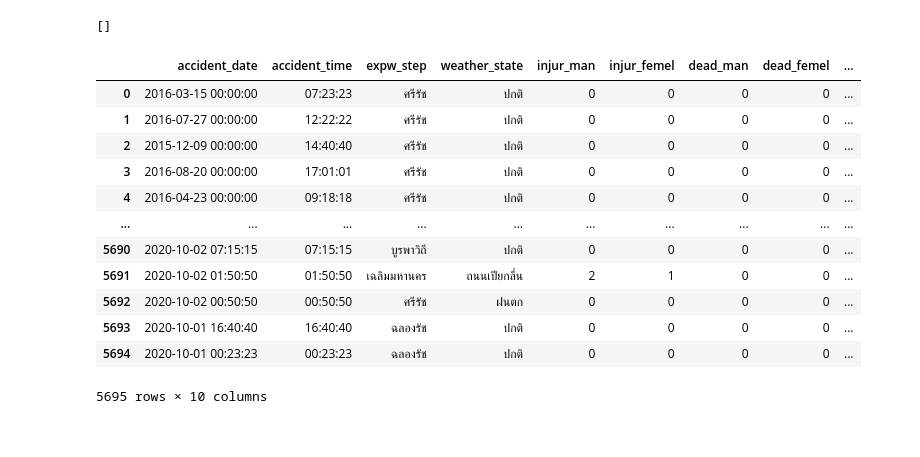
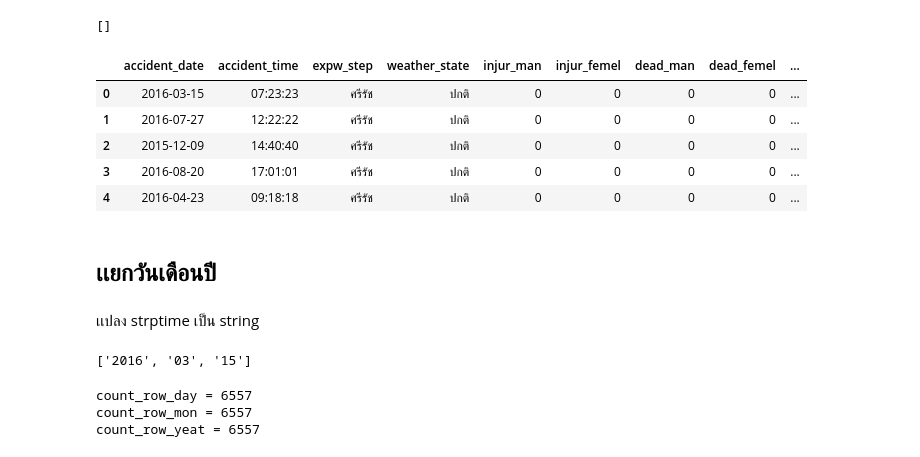
Before and after one commit to Tawanss/BSC_DPDM2023, a Jupyter notebook: project.ipynb, the cells around one changed output. Saved outputs shown, nothing was run; the diff lists cells and outputs as text; code cells hidden in the pictures.

```diff
--- a/project.ipynb
+++ b/project.ipynb
@@ -152,4 +158,4 @@ Index(['accident_date', 'accident_time', 'step', 'ad_state', 'acman_rec',
 data_64=data_64.rename(columns = {'step':'expw_step','ad_state':'weather_state','acman_rec':'injur_man','acfem_rec':'injur_femel'
 ,'deadman_rec':'dead_man','deadfem_rec':'dead_femel','cause_type':'cause'})
 # %%
-use_data=pd.concat([data_59,data_60,data_61,data_62,data_63,data_64]).reset_index().drop("index",axis=1)
+use_data=pd.concat([data_59,data_60,data_61,data_62,data_63,data_64,data_65]).reset_index().drop("index",axis=1)
@@ -233,18 +241,20 @@ how
 # %%
 use_data['time_lable']=time_lable
 # %%
-use_data
+use_data.head()
 # %% [output]
 |  | accident_date | accident_time | expw_step | weather_state | injur_man | injur_femel | dead_man | dead_femel | ... |
-| 0 | 2016-03-15 00:00:00 | 07:23:23 | ศรีรัช | ปกติ | 0 | 0 | 0 | 0 | ... |
-| 1 | 2016-07-27 00:00:00 | 12:22:22 | ศรีรัช | ปกติ | 0 | 0 | 0 | 0 | ... |
-| 2 | 2015-12-09 00:00:00 | 14:40:40 | ศรีรัช | ปกติ | 0 | 0 | 0 | 0 | ... |
-| 3 | 2016-08-20 00:00:00 | 17:01:01 | ศรีรัช | ปกติ | 0 | 0 | 0 | 0 | ... |
-| 4 | 2016-04-23 00:00:00 | 09:18:18 | ศรีรัช | ปกติ | 0 | 0 | 0 | 0 | ... |
-| ... | ... | ... | ... | ... | ... | ... | ... | ... | ... |
-| 5690 | 2020-10-02 07:15:15 | 07:15:15 | บูรพาวิถี | ปกติ | 0 | 0 | 0 | 0 | ... |
-| 5691 | 2020-10-02 01:50:50 | 01:50:50 | เฉลิมมหานคร | ถนนเปียกลื่น | 2 | 1 | 0 | 0 | ... |
-| 5692 | 2020-10-02 00:50:50 | 00:50:50 | ศรีรัช | ฝนตก | 0 | 0 | 0 | 0 | ... |
-| 5693 | 2020-10-01 16:40:40 | 16:40:40 | ฉลองรัช | ปกติ | 0 | 0 | 0 | 0 | ... |
-| 5694 | 2020-10-01 00:23:23 | 00:23:23 | ฉลองรัช | ปกติ | 0 | 0 | 0 | 0 | ... |
+| 0 | 2016-03-15 | 07:23:23 | ศรีรัช | ปกติ | 0 | 0 | 0 | 0 | ... |
+| 1 | 2016-07-27 | 12:22:22 | ศรีรัช | ปกติ | 0 | 0 | 0 | 0 | ... |
+| 2 | 2015-12-09 | 14:40:40 | ศรีรัช | ปกติ | 0 | 0 | 0 | 0 | ... |
+| 3 | 2016-08-20 | 17:01:01 | ศรีรัช | ปกติ | 0 | 0 | 0 | 0 | ... |
+| 4 | 2016-04-23 | 09:18:18 | ศรีรัช | ปกติ | 0 | 0 | 0 | 0 | ... |
-5695 rows × 10 columns
+# %% [markdown]
+## เเยกวันเดือนปี
+# %% [markdown]
+เเปลง strptime เป็น string
+# %%
+cov_time_sti =use_data['accident_date'].apply(lambda x: x.strftime("%Y-%m-%d %H:%M:%S"))
+cov_time_sti[0].split()[0].split('-')
+# %% [output]
+['2016', '03', '15']
@@ -250,0 +270,8 @@ use_data
+# %%
+print(f'count_row_day = {len(day)}')
+print(f'count_row_mon = {len(mon)}')
+print(f'count_row_yeat = {len(year)}')
+# %% [output]
+count_row_day = 6557
+count_row_mon = 6557
+count_row_yeat = 6557
```
Also changed, not shown: parts of 31 cells of this notebook.
